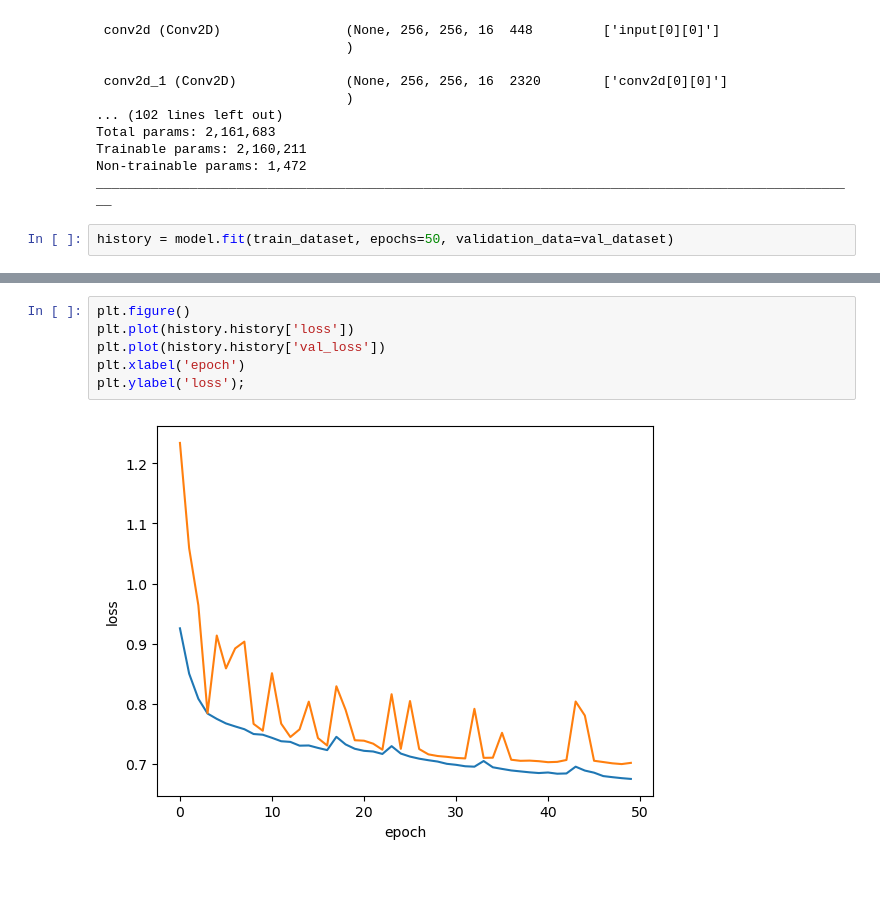
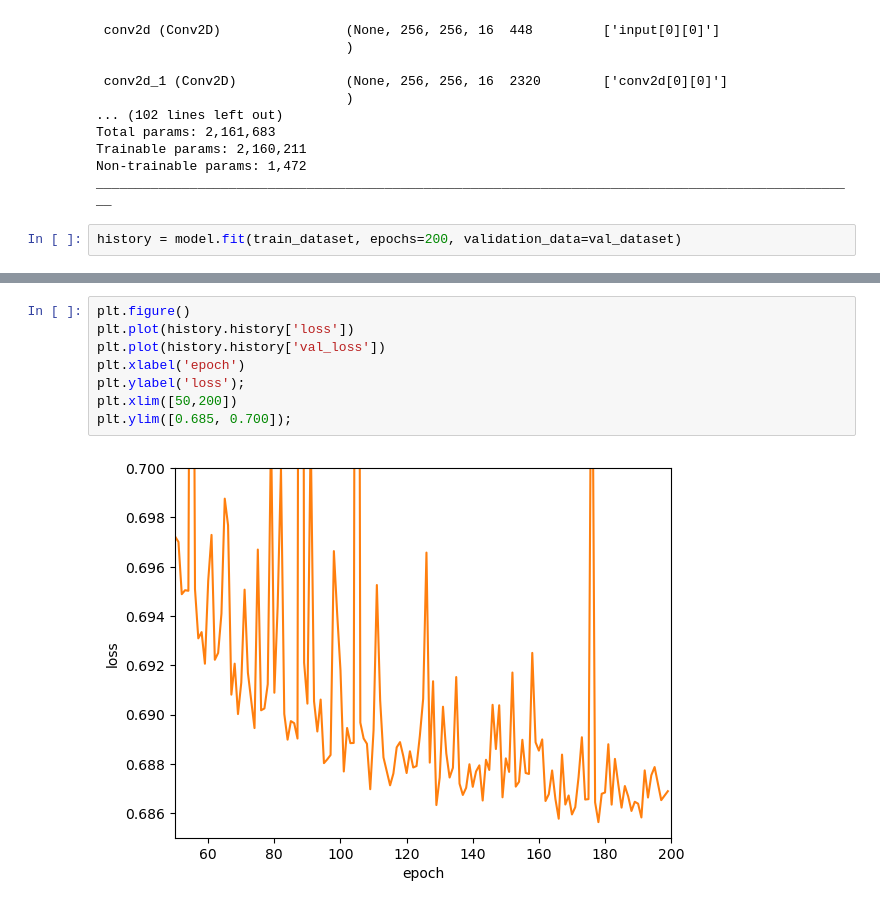
Before and after one commit to zsylvester/segmenteverygrain, a Jupyter notebook: segmenteverygrain/Train_seg_unet_model.ipynb, the cells around one changed output, grey strips where cells are left out. Saved outputs shown, nothing was run; the diff lists cells and outputs as text; blank space fills up the shorter version.

```diff
--- a/segmenteverygrain/Train_seg_unet_model.ipynb
+++ b/segmenteverygrain/Train_seg_unet_model.ipynb
@@ -147,5 +152,5 @@ Trainable params: 2,160,211
 Non-trainable params: 1,472
 __________________________________________________________________________________________________
 # %%
-history = model.fit(train_dataset, epochs=50, validation_data=val_dataset)
+history = model.fit(train_dataset, epochs=200, validation_data=val_dataset)
 # %% [output]
@@ -173,11 +177,13 @@ Epoch 50/50
 # %%
 plt.figure()
 plt.plot(history.history['loss'])
 plt.plot(history.history['val_loss'])
 plt.xlabel('epoch')
 plt.ylabel('loss');
+plt.xlim([50,200])
+plt.ylim([0.685, 0.700]);
 # %% [output]
-[figure, old version]
+[figure, new version]
 # %%
 plt.figure()
 plt.plot(history.history['accuracy'])
```
Also changed, not shown: parts of 7 cells of this notebook, 7 other files.
